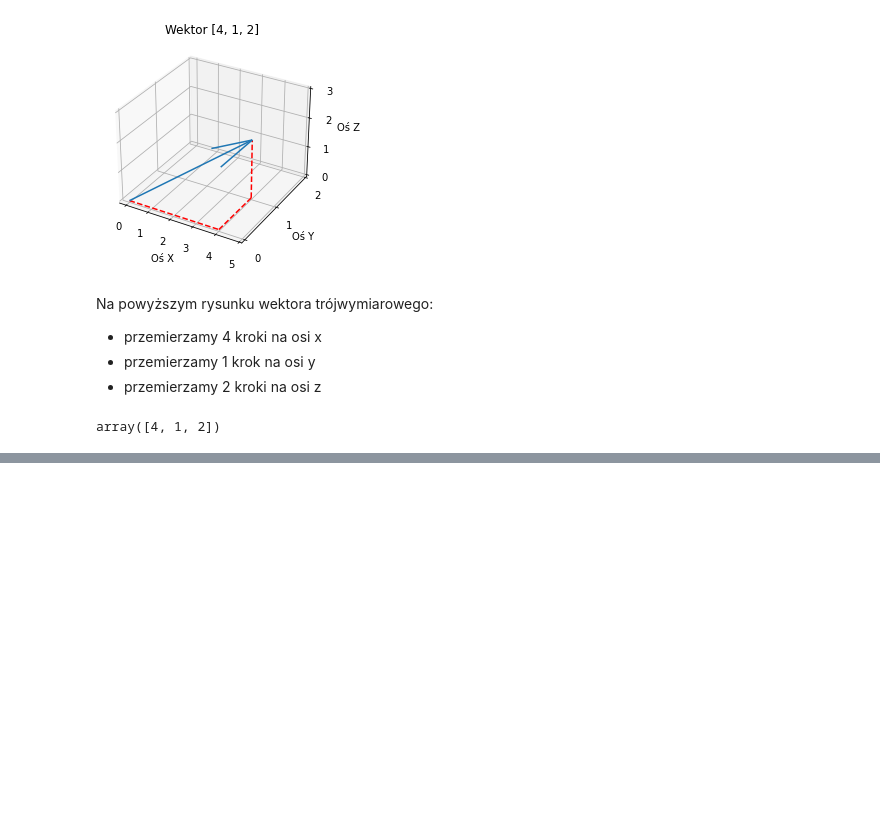
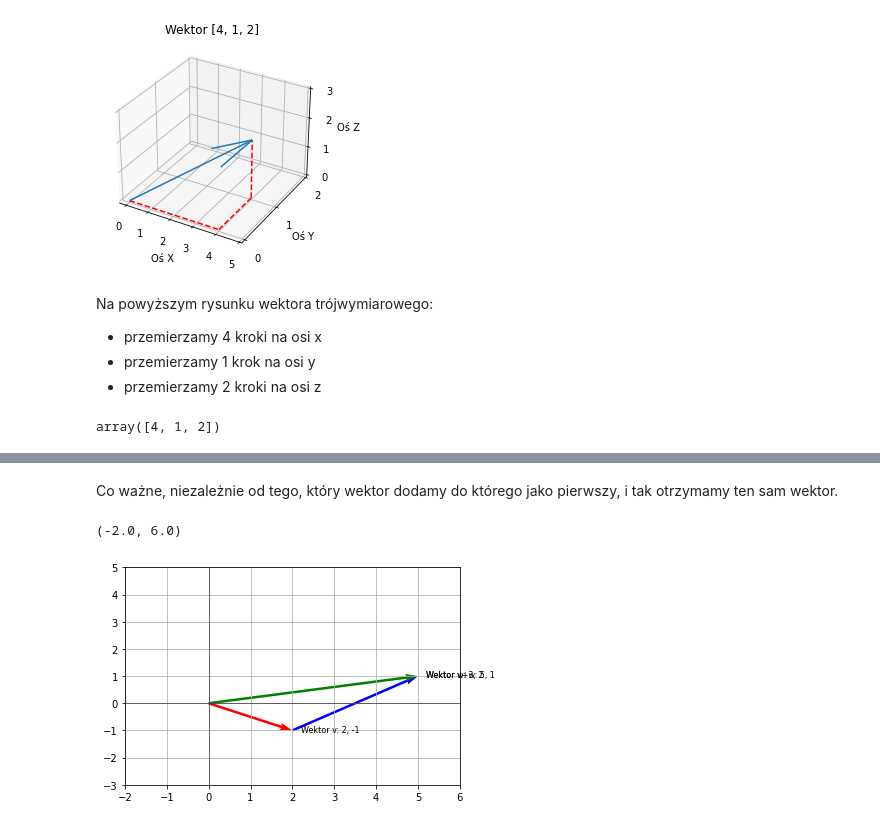
Before and after one commit to dataqueenpend/PodstawyMatematyki, a Jupyter notebook: 4. Algebra liniowa.ipynb, the cells around one changed output, grey strips where cells are left out. Saved outputs shown, nothing was run; the diff lists cells and outputs as text; code cells hidden in the pictures; blank space fills up the shorter version.

```diff
--- a/4. Algebra liniowa.ipynb
+++ b/4. Algebra liniowa.ipynb
@@ -135,0 +244,54 @@ array([4, 1, 2])
+# %% [markdown]
+Co ważne, niezależnie od tego, który wektor dodamy do którego jako pierwszy, i tak otrzymamy ten sam wektor.
+# %%
+import matplotlib.pyplot as plt
+import numpy as np
+
+# Tworzenie wektorów
+vector_2 = np.array([3, 2])
+vector = np.array([2, -1])
+
+# Dodawanie wektorów
+resultant_vector = vector + vector_2
+
+# Ustalenie początkowych współrzędnych
+x_start = 0
+y_start = 0
+
+# Obliczenie końcowych współrzędnych
+x_end = x_start + vector[0]
+y_end = y_start + vector[1]
+
+# Obliczenie końcowych współrzędnych wektora 2
+x_end_2 = x_end + vector_2[0]
+y_end_2 = y_end + vector_2[1]
+
+# Obliczenie końcowych współrzędnych wektora wynikowego
+x_end_resultant = x_start + resultant_vector[0]
+y_end_resultant = y_start + resultant_vector[1]
+
+# Tworzenie wykresu
+plt.figure()
+
+# Rysowanie wektorów
+plt.quiver(x_start, y_start, vector[0], vector[1], angles='xy', scale_units='xy', scale=1, color='r', label='Vector v')
+plt.quiver(x_end, y_end, vector_2[0], vector_2[1], angles='xy', scale_units='xy', scale=1, color='b', label='Vector w')
+plt.quiver(x_start, y_start, resultant_vector[0], resultant_vector[1], angles='xy', scale_units='xy', scale=1, color='g', label='v+w')
+
+# Dodawanie widocznych osi x i y
+plt.axhline(0, color='black', linewidth=0.5)
+plt.axvline(0, color='black', linewidth=0.5)
+
+plt.xlim(-1, 4)
+plt.ylim(-3, 5)
+
+# Dodawanie etykiet wektorów
+plt.text(x_end + 0.2, y_end + 0.2, f'Wektor v: {vector[0]}, {vector[1]}', ha='left', va='top', fontsize=8)
+plt.text(x_end_2 + 0.2, y_end_2 + 0.2, f'Wektor w: {vector_2[0]}, {vector_2[1]}', ha='left', va='top', fontsize=8)
+plt.text(x_end_resultant + 0.2, y_end_resultant + 0.2, f'Wektor v+w: {resultant_vector[0]}, {resultant_vector[1]}',ha='left', va='top', fontsize=8)
+
+plt.grid()
+plt.xlim(-2, 6)
+# %% [output]
+(-2.0, 6.0)
+[figure, added]
```
Also changed, not shown: parts of 6 cells of this notebook.
